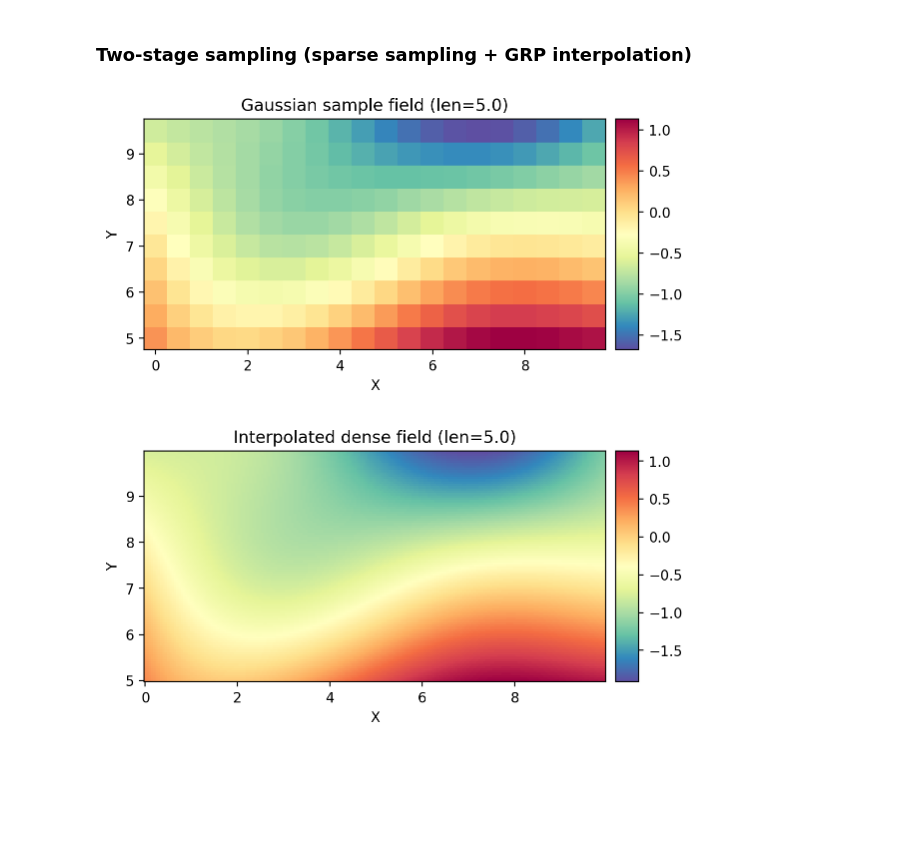
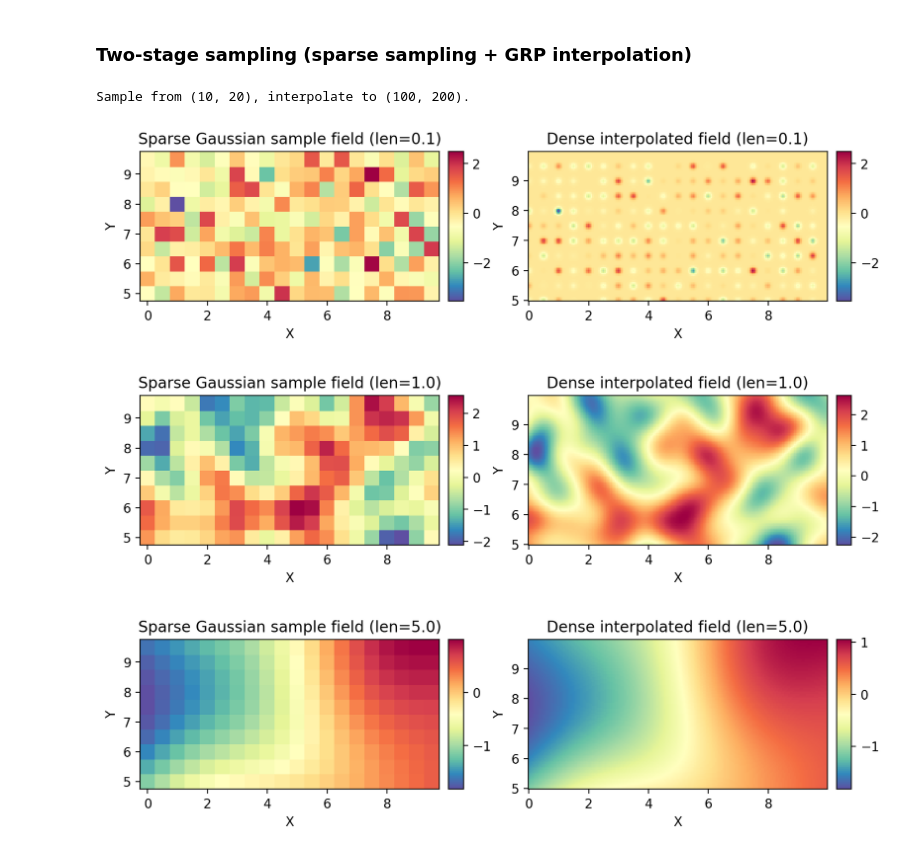
Before and after one commit to sjchoi86/gaussian-process, a Jupyter notebook: code/demo_gp_prior_2d.ipynb, the cells around one changed output. Saved outputs shown, nothing was run; the diff lists cells and outputs as text; code cells hidden in the pictures; blank space fills up the shorter version.

Commit message:
2D GP prior

```diff
--- a/code/demo_gp_prior_2d.ipynb
+++ b/code/demo_gp_prior_2d.ipynb
@@ -59,38 +59,39 @@ for len_val in [0.1,1.0,10.0]:
 # %%
 xy_sparse,xv_sparse,yv_sparse = xy_grid(x_min=0,x_max=10,x_res=20,y_min=5,y_max=10,y_res=10)
 xy_dense,xv_dense,yv_dense = xy_grid(x_min=0,x_max=10,x_res=200,y_min=5,y_max=10,y_res=100)
 L_sparse,L_dense = xy_sparse.shape[0],xy_dense.shape[0]
-# Sparse sampling
-len_val       = 5
-hyp           = {'gain':1.0,'len':len_val}
-K_prior       = kernel_se(xy_sparse,xy_sparse,hyp=hyp) # [L_sparse x L_sparse]
-K_prior_chol  = np.linalg.cholesky(K_prior+1e-8*np.eye(L_sparse,L_sparse)) # [L_sparse x L_sparse]
-sample_vector = np.matmul(K_prior_chol,np.random.randn(L_sparse,1)) # [x_res*y_res x 1]
-sample_field  = sample_vector.reshape(xv_sparse.shape) # [y_res_sparse x x_res_sparse]
-# Dense interpolation
-K_data        = kernel_se(xy_sparse,xy_sparse,hyp=hyp) # [L_sparse x L_sparse]
-inv_K_data    = np.linalg.inv(K_data+1e-8*np.eye(L_sparse)) # [L_sparse x L_sparse]
-K_test_data   = kernel_se(xy_dense,xy_sparse,hyp=hyp) # [L_dense x L_sparse]
-mu_test       = K_test_data @ inv_K_data @ (sample_vector-np.mean(sample_vector)) + np.mean(sample_vector)
-dense_field   = mu_test.reshape(xv_dense.shape) # [y_res_dense x x_res_dense]
-
-# Plot sparse field
-plt.figure(figsize=(8,3)); ax = plt.gca()
-im = plt.pcolor(xv_sparse,yv_sparse,sample_field,cmap=matplotlib.cm.Spectral_r)
-plt.title('Gaussian sample field (len=%.1f)'%(len_val),fontsize=12)
-ax.set_aspect('equal', adjustable='box')
-plt.xlabel('X',fontsize=10); plt.ylabel('Y',fontsize=10)
-plt.colorbar(im, cax=make_axes_locatable(ax).append_axes("right", size="5%", pad=0.1))
-plt.show()
-
-# Plot dense field
-plt.figure(figsize=(8,3)); ax = plt.gca()
-im = plt.pcolor(xv_dense,yv_dense,dense_field,cmap=matplotlib.cm.Spectral_r)
-plt.title('Interpolated dense field (len=%.1f)'%(len_val),fontsize=12)
-ax.set_aspect('equal', adjustable='box')
-plt.xlabel('X',fontsize=10); plt.ylabel('Y',fontsize=10)
-plt.colorbar(im, cax=make_axes_locatable(ax).append_axes("right", size="5%", pad=0.1))
-plt.show()
+print ("Sample from %s, interpolate to %s."%(xv_sparse.shape,xv_dense.shape))
+for len_val in [0.1,1.0,5.0]:
+    # Sparse sampling
+    hyp           = {'gain':1.0,'len':len_val}
+    K_prior       = kernel_se(xy_sparse,xy_sparse,hyp=hyp) # [L_sparse x L_sparse]
+    K_prior_chol  = np.linalg.cholesky(K_prior+1e-8*np.eye(L_sparse,L_sparse)) # [L_sparse x L_sparse]
+    sample_vector = np.matmul(K_prior_chol,np.random.randn(L_sparse,1)) # [x_res*y_res x 1]
+    sample_field  = sample_vector.reshape(xv_sparse.shape) # [y_res_sparse x x_res_sparse]
+    # Dense interpolation
+    K_data        = kernel_se(xy_sparse,xy_sparse,hyp=hyp) # [L_sparse x L_sparse]
+    inv_K_data    = np.linalg.inv(K_data+1e-8*np.eye(L_sparse)) # [L_sparse x L_sparse]
+    K_test_data   = kernel_se(xy_dense,xy_sparse,hyp=hyp) # [L_dense x L_sparse]
+    mu_test       = K_test_data @ inv_K_data @ (sample_vector-np.mean(sample_vector)) + np.mean(sample_vector)
+    dense_field   = mu_test.reshape(xv_dense.shape) # [y_res_dense x x_res_dense]
+    # Plot sparse field
+    plt.figure(figsize=(10,3))
+    plt.subplot(1,2,1); ax = plt.gca()
+    im = plt.pcolor(xv_sparse,yv_sparse,sample_field,cmap=matplotlib.cm.Spectral_r)
+    plt.title('Sparse Gaussian sample field (len=%.1f)'%(len_val),fontsize=12)
+    ax.set_aspect('equal', adjustable='box')
+    plt.xlabel('X',fontsize=10); plt.ylabel('Y',fontsize=10)
+    plt.colorbar(im, cax=make_axes_locatable(ax).append_axes("right", size="5%", pad=0.1))
+    # Plot dense field
+    plt.subplot(1,2,2); ax = plt.gca()
+    im = plt.pcolor(xv_dense,yv_dense,dense_field,cmap=matplotlib.cm.Spectral_r)
+    plt.title('Dense interpolated field (len=%.1f)'%(len_val),fontsize=12)
+    ax.set_aspect('equal', adjustable='box')
+    plt.xlabel('X',fontsize=10); plt.ylabel('Y',fontsize=10)
+    plt.colorbar(im, cax=make_axes_locatable(ax).append_axes("right", size="5%", pad=0.1))
+    plt.show()
 # %% [output]
+Sample from (10, 20), interpolate to (100, 200).
-[figure, old version]
+[figure, new version]
-[figure, old version]
+[figure, new version]
+[figure, added]
```
